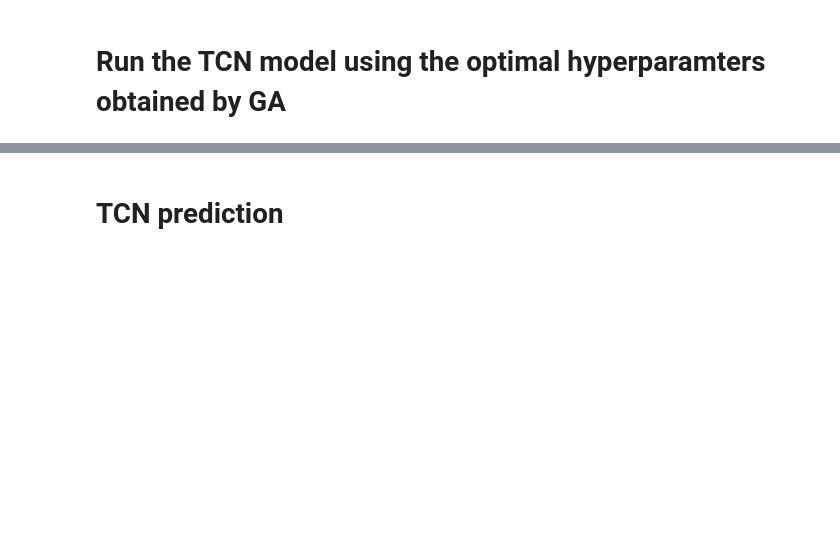
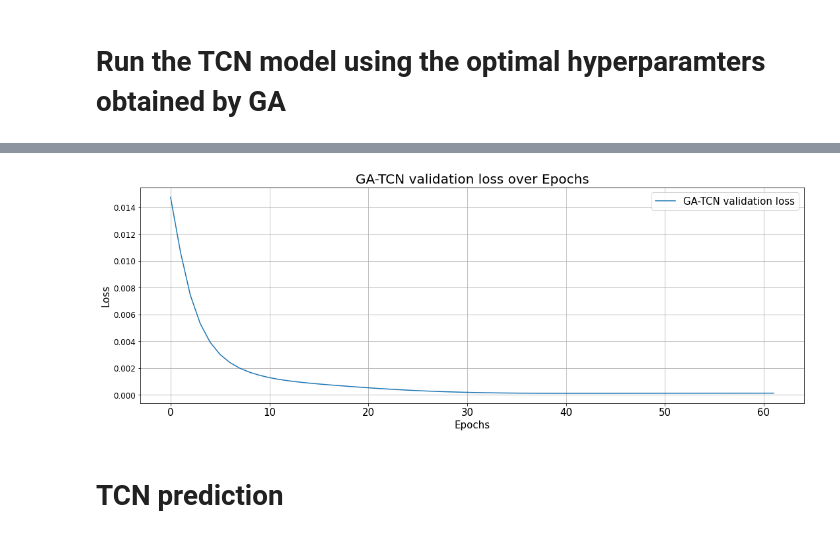
Before and after one commit to ashrafalaghbari/GA-TCN-LSTM, a Jupyter notebook: Optimal_TCN_LSTM_GA_single_step.ipynb, the cells around one changed output, grey strips where cells are left out. Drawn from its saved outputs; the diff is of its cells as text; code cells hidden in the pictures; blank space fills up the shorter version.

```diff
--- a/Optimal_TCN_LSTM_GA_single_step.ipynb
+++ b/Optimal_TCN_LSTM_GA_single_step.ipynb
@@ -833,17 +778,17 @@ conv3 = Conv1D(filters = n_filters_3, kernel_size= window_size, dilation_rate=1,
 
 conv3 = Flatten()(conv3)
 outputs = Dense(steps_ahead)(conv3)
-model = Model(input_tensor, outputs)
+model_tcn = Model(input_tensor, outputs)
 
-model.compile(loss='mean_squared_error',
+model_tcn.compile(loss='mean_squared_error',
             optimizer=tf.keras.optimizers.Adam(learning_rate=0.0001))
 
 #prevent overfitting
 early_stopping = EarlyStopping(monitor='val_loss', patience=20, verbose=0,
                             restore_best_weights=True, mode='min')
-history_tcn = model.fit(train_X, train_y, epochs=n_epochs, batch_size=batch_size, callbacks = [early_stopping],
+history_tcn = model_tcn.fit(train_X, train_y, epochs=n_epochs, batch_size=batch_size, callbacks = [early_stopping],
             validation_data=(test_X, test_y), verbose=2, shuffle=False)
-model.evaluate(test_X, test_y)
+model_tcn.evaluate(test_X, test_y)
 # %% [output]
 train.shape: (1518, 28) test.shape: (380, 28)
 train_scaled.shape: (1518, 28) test_scaled.shape: (380, 28)
@@ -864,5 +809,20 @@ Epoch 62/500
 12/12 [==============================] - 0s 2ms/step - loss: 1.0100e-04
 0.00010100046347361058
+# %%
+# TCN validation loss over epochs
+fig, ax = plt.subplots(1, 1, figsize=(18,6))
+plt.plot(history_tcn.history['val_loss'], label='GA-TCN validation loss')
+plt.xlabel('Epochs', fontsize=15)
+plt.xticks(fontsize=15)
+plt.ylabel('Loss', fontsize=15)
+plt.yticks(fontsize=12)
+plt.title('GA-TCN validation loss over Epochs', fontsize=20)
+plt.grid()
+plt.legend(fontsize=15)
+plt.savefig("GA-TCN validation loss.png", format='png', dpi=1600, bbox_inches='tight')
+plt.show()
+# %% [output]
+[figure, added]
 # %% [markdown]
 # TCN prediction
 # %%
```
Also changed, not shown: parts of 26 cells of this notebook.
